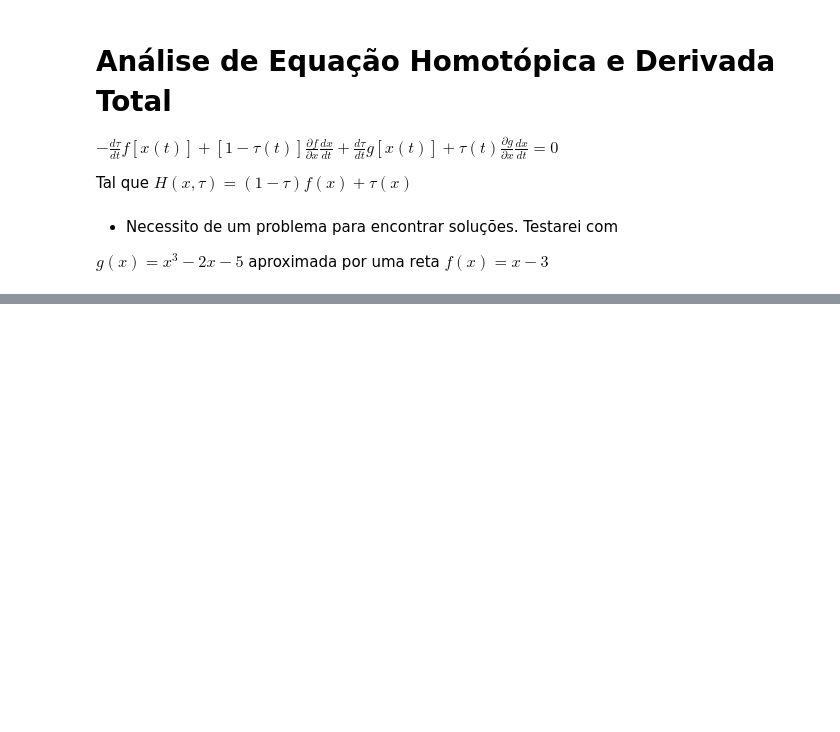
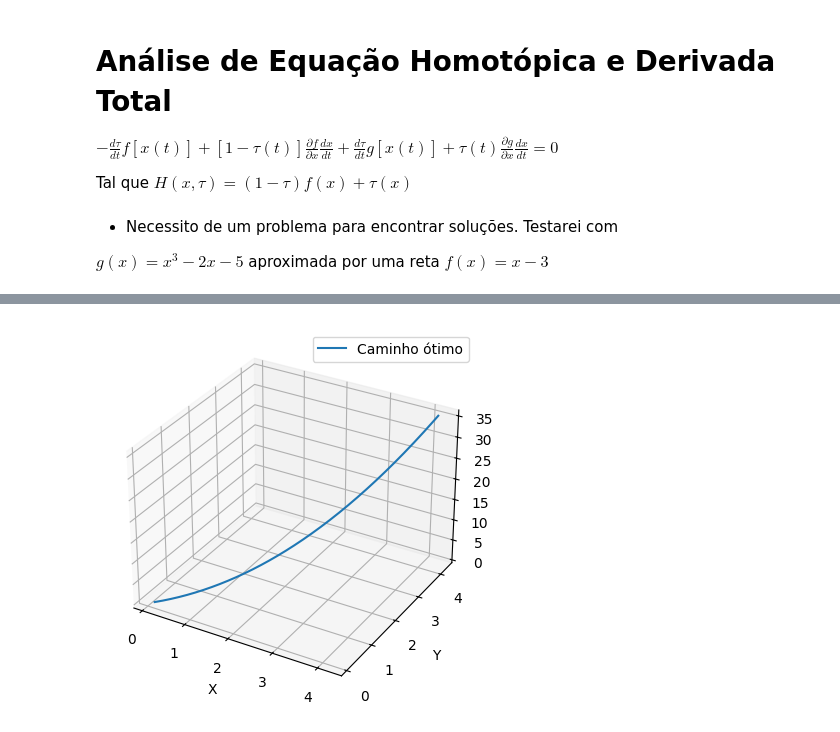
Before and after one commit to Cordoeira/ComplexDyn, a Jupyter notebook: HomotoPy.ipynb, the cells around one changed output, grey strips where cells are left out. Drawn from its saved outputs; the diff is of its cells as text; code cells hidden in the pictures; blank space fills up the shorter version.

```diff
--- a/HomotoPy.ipynb
+++ b/HomotoPy.ipynb
@@ -55,0 +194,91 @@ def dHdtau(x, tau, f_func=f, g_func=g):
+# %%
+import numpy as np
+import matplotlib.pyplot as plt
+
+# Parâmetros do problema
+alpha = 1.0
+k = 2
+
+# Parametrização da superfície r(u,v)
+def r(u, v):
+    # Exemplo: superfície paraboloide
+    x = u
+    y = v
+    z = u**2 + v**2
+    return np.array([x, y, z])
+
+# Derivadas parciais para Jacobiano
+def dr_du(u, v):
+    return np.array([1, 0, 2*u])
+
+def dr_dv(u, v):
+    return np.array([0, 1, 2*v])
+
+def J(u, v):
+    cross = np.cross(dr_du(u,v), dr_dv(u,v))
+    return np.linalg.norm(cross)
+
+# Gradiente do potencial V = alpha / J^k em (u,v)
+def grad_V(u, v):
+    eps = 1e-6  # para evitar divisão por zero
+    J_val = J(u,v) + eps
+    V = alpha / (J_val ** k)
+
+    # Derivar numericamente gradiente
+    h = 1e-5
+    dV_du = (alpha / ( (J(u+h, v) + eps) ** k ) - V) / h
+    dV_dv = (alpha / ( (J(u, v+h) + eps) ** k ) - V) / h
+
+    return np.array([dV_du, dV_dv])
+
+# Integração numérica (Euler) com homotopia em lambda
+def integrate_path(u0, v0, du0, dv0, t_max, dt):
+    N = int(t_max / dt)
+    u = np.zeros(N)
+    v = np.zeros(N)
+    du = np.zeros(N)
+    dv = np.zeros(N)
+
+    u[0], v[0] = u0, v0
+    du[0], dv[0] = du0, dv0
+
+    lam_values = np.linspace(0, 1, 100)
+
+    for lam in lam_values:
+        for i in range(1, N):
+            grad = grad_V(u[i-1], v[i-1])
+            # Equação de movimento com homotopia
+            d2u = -lam * grad[0]
+            d2v = -lam * grad[1]
+
+            # Euler para velocidade
+            du[i] = du[i-1] + d2u * dt
+            dv[i] = dv[i-1] + d2v * dt
+
+            # Euler para posição
+            u[i] = u[i-1] + du[i] * dt
+            v[i] = v[i-1] + dv[i] * dt
+
+    return u, v
+
+# Condições iniciais
+u0, v0 = 0.1, 0.1
+du0, dv0 = 0.0, 0.0
+t_max = 5
+dt = 0.01
+
+u_path, v_path = integrate_path(u0, v0, du0, dv0, t_max, dt)
+
+# Obter pontos 3D na superfície
+points_3d = np.array([r(u_path[i], v_path[i]) for i in range(len(u_path))])
+
+fig = plt.figure()
+ax = fig.add_subplot(111, projection='3d')
+ax.plot(points_3d[:,0], points_3d[:,1], points_3d[:,2], label='Caminho ótimo')
+ax.set_xlabel('X')
+ax.set_ylabel('Y')
+ax.set_zlabel('Z')
+ax.legend()
+plt.show()
+# %% [output]
+[figure, added]
```
Also changed, not shown: parts of 11 cells of this notebook, 1 other file.
